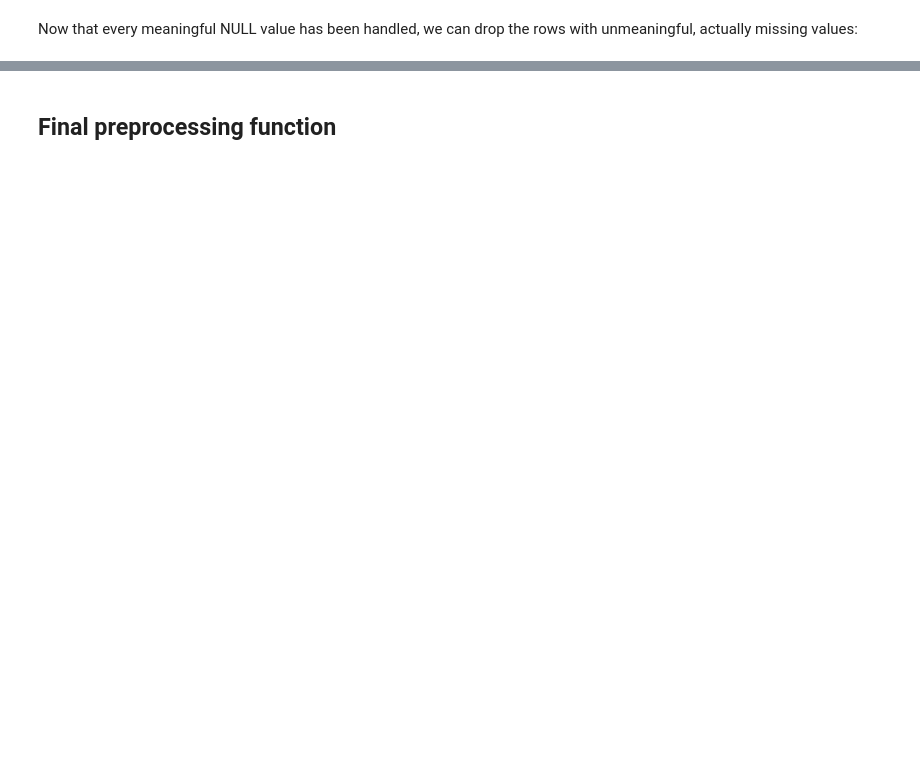
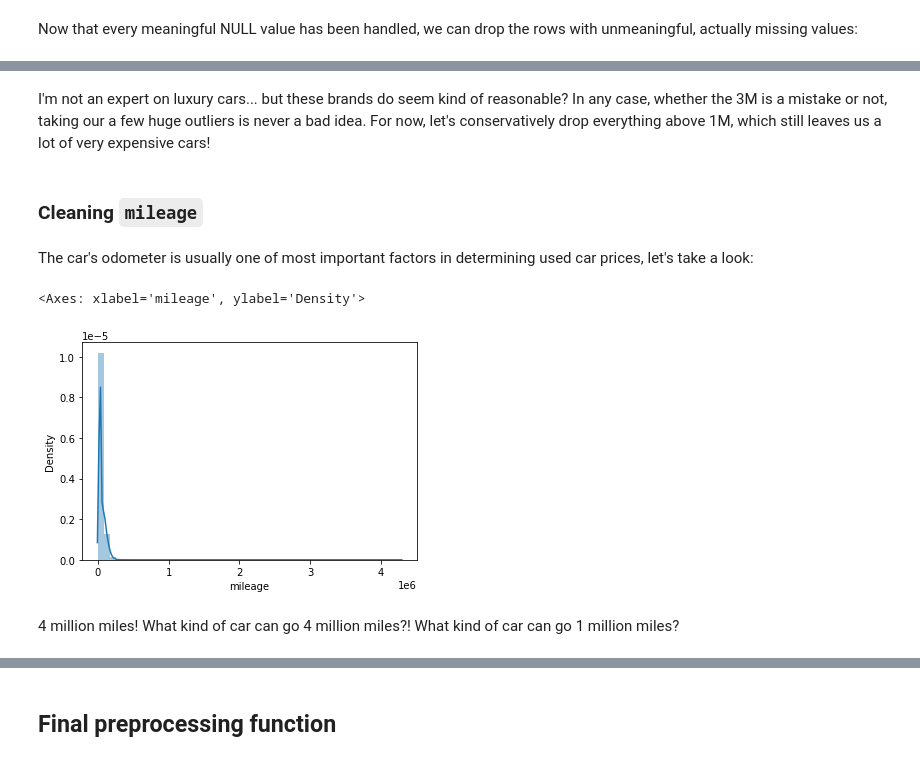
Before and after one commit to zouruomu/CarMin, a Jupyter notebook: Data1/Data1_Preprocessing.ipynb, the cells around one changed output, grey strips where cells are left out. Saved outputs shown, nothing was run; the diff lists cells and outputs as text; code cells hidden in the pictures; blank space fills up the shorter version.

```diff
--- a/Data1/Data1_Preprocessing.ipynb
+++ b/Data1/Data1_Preprocessing.ipynb
@@ -194,0 +235,15 @@ TODO:
+# %% [markdown]
+I'm not an expert on luxury cars... but these brands do seem kind of reasonable? In any case, whether the 3M is a mistake or not, taking our a few huge outliers is never a bad idea. For now, let's conservatively drop everything above 1M, which still leaves us a lot of very expensive cars!
+# %%
+data_demo = data_demo[data_demo.price < 1000000]
+# %% [markdown]
+### Cleaning `mileage`
+# %% [markdown]
+The car's odometer is usually one of most important factors in determining used car prices, let's take a look:
+# %%
+sns.distplot(data_demo.mileage)
+# %% [output]
+<Axes: xlabel='mileage', ylabel='Density'>
+[figure, added]
+# %% [markdown]
+4 million miles! What kind of car can go 4 million miles?! What kind of car can go 1 million miles?
```
Also changed, not shown: parts of 201 cells of this notebook, 8 other files.
